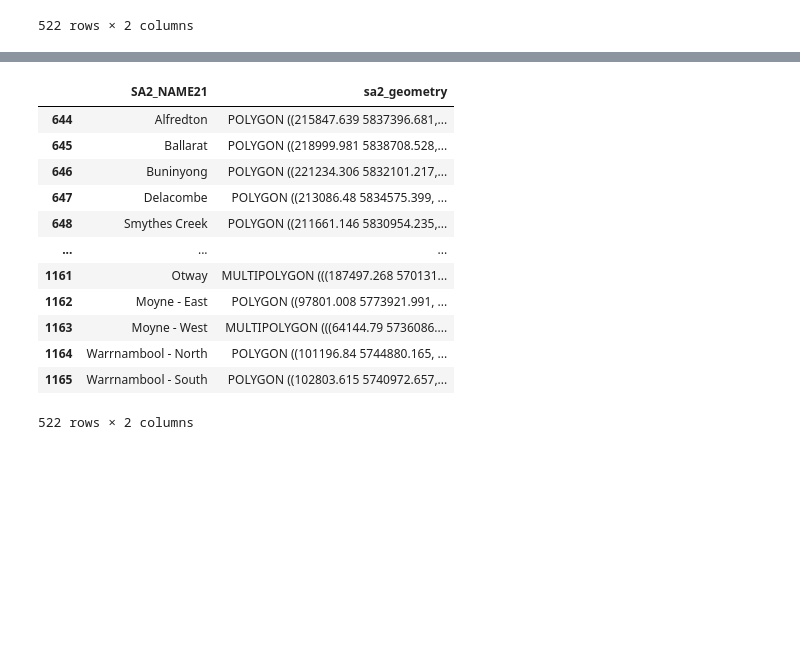
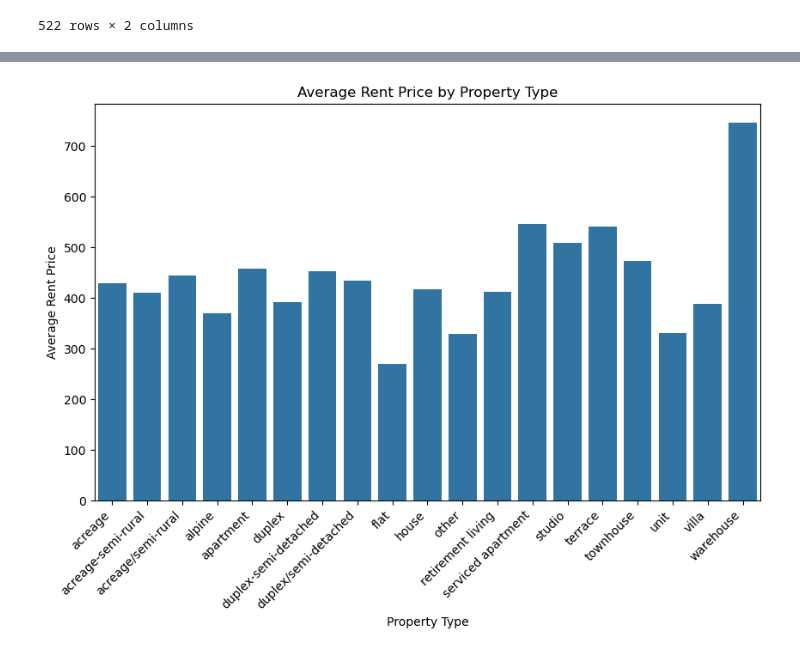
Before and after one commit to MAST30034-AppliedDataScience/project-2-group-real-estate-industry-project-32, a Jupyter notebook: notebooks/oldhouse_analysis_forcast.ipynb, the cells around one changed output, grey strips where cells are left out. Saved outputs shown, nothing was run; the diff lists cells and outputs as text; code cells hidden in the pictures; blank space fills up the shorter version.

```diff
--- a/notebooks/oldhouse_analysis_forcast.ipynb
+++ b/notebooks/oldhouse_analysis_forcast.ipynb
@@ -183,16 +184,19 @@ df_w_sa2
-# %%
-sa2_df.loc[]
-# %% [output]
-|  | SA2_NAME21 | sa2_geometry |
-| 644 | Alfredton | POLYGON ((215847.639 5837396.681,... |
-| 645 | Ballarat | POLYGON ((218999.981 5838708.528,... |
-| 646 | Buninyong | POLYGON ((221234.306 5832101.217,... |
-| 647 | Delacombe | POLYGON ((213086.48 5834575.399, ... |
-| 648 | Smythes Creek | POLYGON ((211661.146 5830954.235,... |
-| ... | ... | ... |
-| 1161 | Otway | MULTIPOLYGON (((187497.268 570131... |
-| 1162 | Moyne - East | POLYGON ((97801.008 5773921.991, ... |
-| 1163 | Moyne - West | MULTIPOLYGON (((64144.79 5736086.... |
-| 1164 | Warrnambool - North | POLYGON ((101196.84 5744880.165, ... |
-| 1165 | Warrnambool - South | POLYGON ((102803.615 5740972.657,... |
-522 rows × 2 columns
+# %%
+# draw a bar graph of the property type vs average rent price
+avg_rent_by_property_type = df_w_sa2.groupby('property_type')
+
+avg_rent_by_property_type = avg_rent_by_property_type.agg({'rent': 'mean'}).reset_index()
+avg_rent_by_property_type
+plt.figure(figsize=(10, 6))
+sns.barplot(data=avg_rent_by_property_type, x='property_type', y='rent')
+plt.xlabel('Property Type')
+
+plt.ylabel('Average Rent Price')
+
+plt.title('Average Rent Price by Property Type')
+plt.xticks(rotation=45, ha='right')  # Add horizontal alignment to ensure spacing
+plt.show()
+
+# put adequte spacing between the bar names
+# %% [output]
+[figure, added]
```
Also changed, not shown: parts of 10 cells of this notebook, 1 other file.
